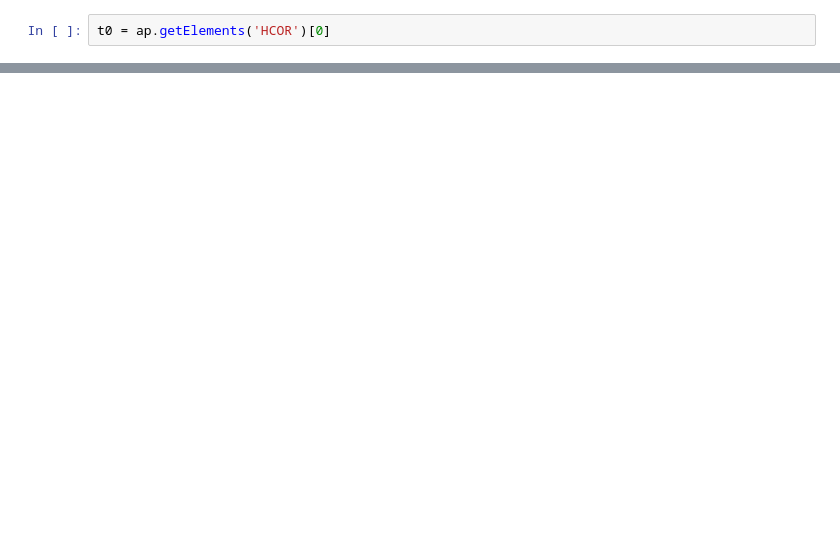
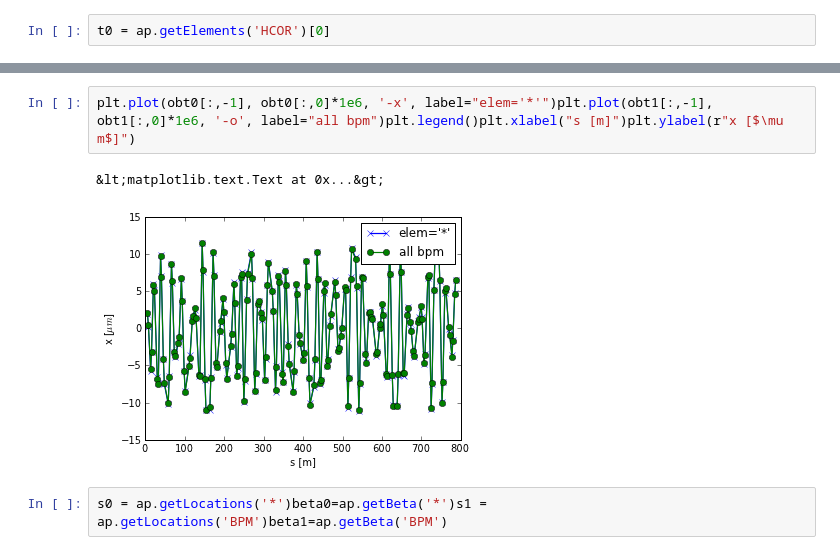
Before and after one commit to NSLS-II/aphla, a Jupyter notebook: example/doc_tutorial.ipynb, the cells around one changed output, grey strips where cells are left out. Saved outputs shown, nothing was run; the diff lists cells and outputs as text; blank space fills up the shorter version.

```diff
--- a/example/doc_tutorial.ipynb
+++ b/example/doc_tutorial.ipynb
@@ -28,0 +78,7 @@ t0.x
+# %%
+plt.plot(obt0[:,-1], obt0[:,0]*1e6, '-x', label="elem='*'")plt.plot(obt1[:,-1], obt1[:,0]*1e6, '-o', label="all bpm")plt.legend()plt.xlabel("s [m]")plt.ylabel(r"x [$\mu m$]")
+# %% [output]
+&lt;matplotlib.text.Text at 0x...&gt;
+[figure, added]
+# %%
+s0 = ap.getLocations('*')beta0=ap.getBeta('*')s1 = ap.getLocations('BPM')beta1=ap.getBeta('BPM')
```
Also changed, not shown: parts of 32 cells of this notebook, 8 other files.
